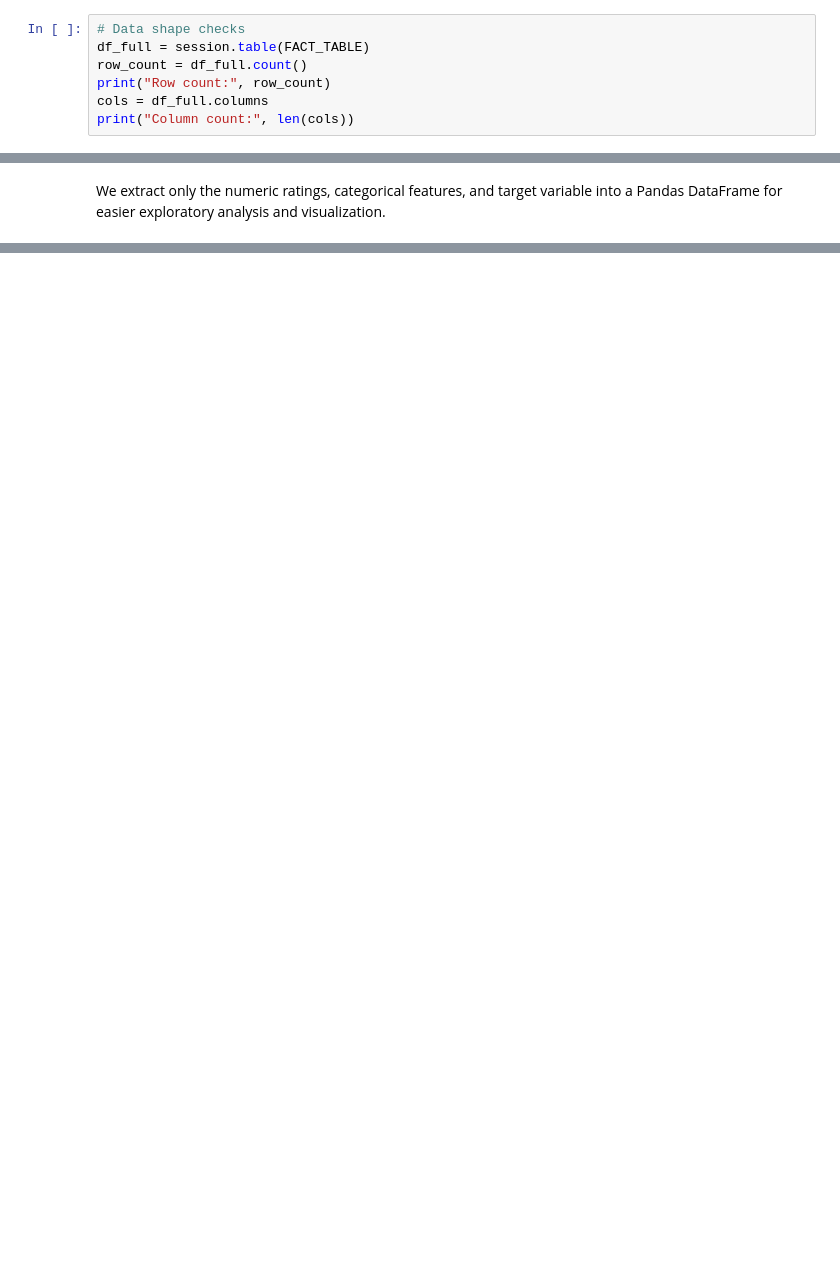
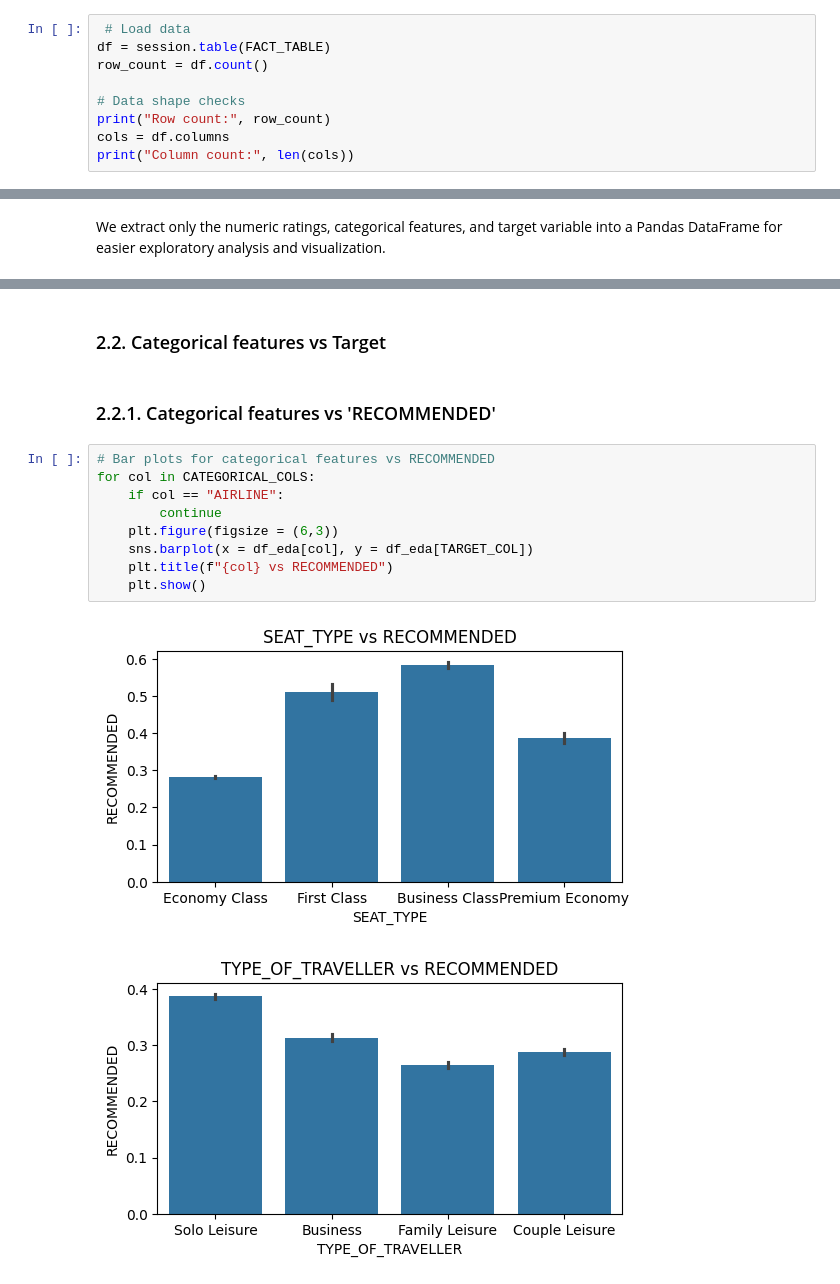
Before and after one commit to alyssaqle/skytrax_review_ml_pipeline, a Jupyter notebook: notebooks/exploration.ipynb, the cells around one changed output, grey strips where cells are left out. Drawn from its saved outputs; the diff is of its cells as text; blank space fills up the shorter version.

```diff
--- a/notebooks/exploration.ipynb
+++ b/notebooks/exploration.ipynb
@@ -93,8 +85,10 @@ ID_COLS = [
 # %%
+ # Load data
+df = session.table(FACT_TABLE)
+row_count = df.count()
+
 # Data shape checks
-df_full = session.table(FACT_TABLE)
-row_count = df_full.count()
 print("Row count:", row_count)
-cols = df_full.columns
+cols = df.columns
 print("Column count:", len(cols))
 # %% [output]
@@ -1209,0 +411,16 @@ Passengers who report higher VALUE_FOR_MONEY also rate every service higher—th
+# %% [markdown]
+### 2.2. Categorical features vs Target
+# %% [markdown]
+### 2.2.1. Categorical features vs 'RECOMMENDED'
+# %%
+# Bar plots for categorical features vs RECOMMENDED
+for col in CATEGORICAL_COLS:
+    if col == "AIRLINE":
+        continue
+    plt.figure(figsize = (6,3))
+    sns.barplot(x = df_eda[col], y = df_eda[TARGET_COL])
+    plt.title(f"{col} vs RECOMMENDED")
+    plt.show()
+# %% [output]
+[figure, added]
+[figure, added]
```
Also changed, not shown: parts of 122 cells of this notebook, 1 other file.
